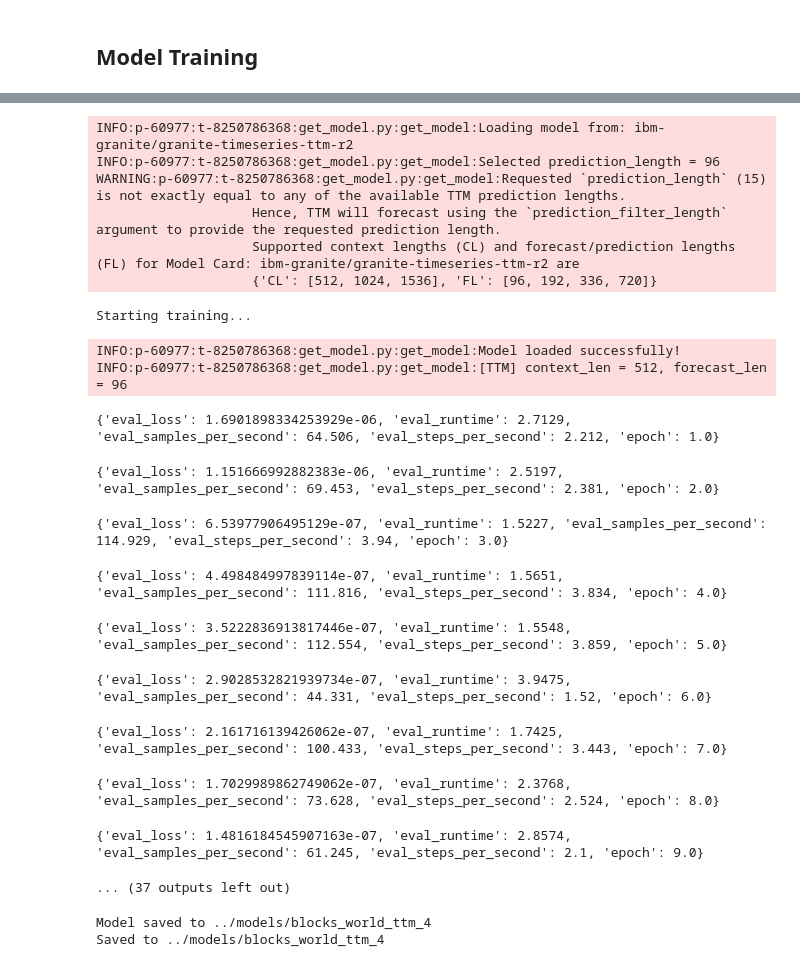
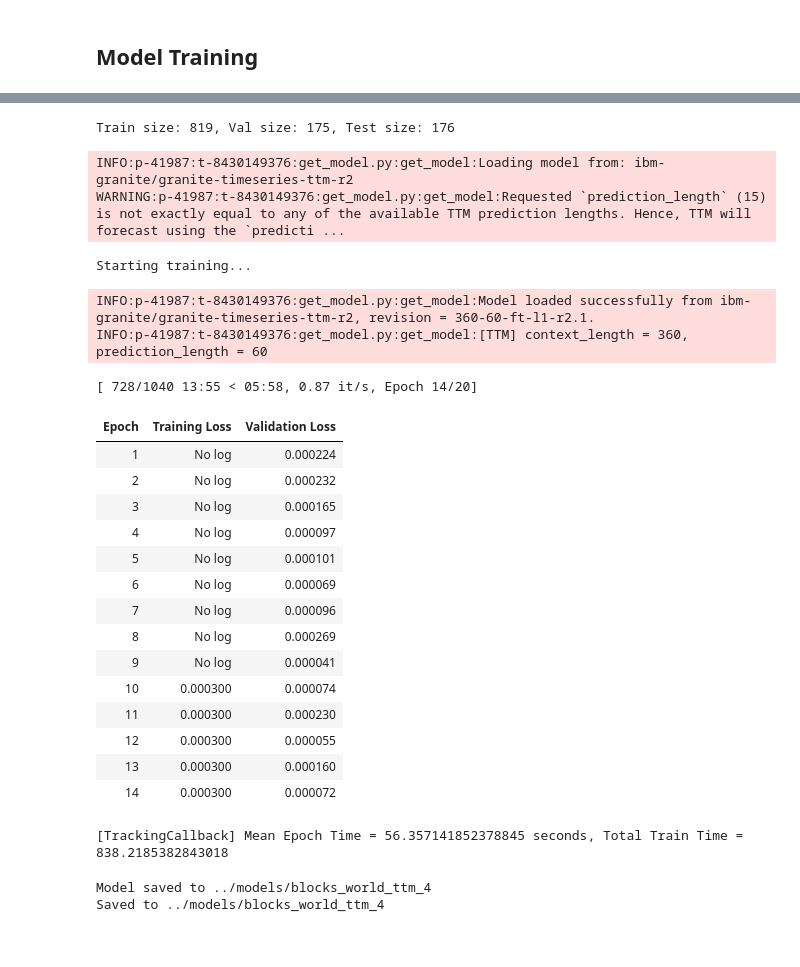
Before and after one commit to g-nitin/PaTS, a Jupyter notebook: blocksworld/scripts/ttm.ipynb, the cells around one changed output, grey strips where cells are left out. Cells and saved outputs as stored; diff of their text form; code cells hidden in the pictures.

```diff
--- a/blocksworld/scripts/ttm.ipynb
+++ b/blocksworld/scripts/ttm.ipynb
@@ -53,7 +56,7 @@ For storing individual planning examples
 # %%
 @dataclass
 class ModelConfig:
-    context_length: int = 512
+    context_length: int = CONTEXT_LENGTH
     prediction_length: int = 96
     learning_rate: float = 1e-4
     batch_size: int = 32
@@ -190,7 +181,7 @@ To handle training and prediction.
 class BlocksWorldTTM:
     def __init__(
         self,
-        context_length: int = 512,
+        context_length: int = CONTEXT_LENGTH,
         prediction_length: int = 96,
         learning_rate: float = 1e-4,
         batch_size: int = 32,
@@ -231,13 +222,14 @@ class BlocksWorldTTM:
             num_train_epochs=self.config.num_epochs,
             per_device_train_batch_size=self.config.batch_size,
             per_device_eval_batch_size=self.config.batch_size,
-            evaluation_strategy="epoch" if val_dataset else "no",
+            eval_strategy="epoch" if val_dataset else "no",
             save_strategy="epoch",
             load_best_model_at_end=True if val_dataset else False,
             metric_for_best_model="eval_loss",
             greater_is_better=False,
             seed=SEED,
             report_to="none",
+            dataloader_pin_memory=False,
         )
 
         # Callbacks
@@ -268,9 +260,7 @@ class BlocksWorldTTM:
         # Train
         self.trainer.train()
 
-    def predict(
-        self, initial_states: torch.Tensor, goal_states: torch.Tensor
-    ) -> torch.Tensor:
+    def predict(self, initial_states: torch.Tensor, goal_states: torch.Tensor) -> torch.Tensor:
         """Generate action sequences to reach goals from given states"""
         if self.model is None:
             raise RuntimeError("Model needs to be trained or loaded before prediction")
@@ -280,9 +270,7 @@ class BlocksWorldTTM:
             batch_size = initial_states.shape[0]
 
             # Create context sequence by repeating initial states
-            context_sequence = initial_states.unsqueeze(1).repeat(
-                1, self.config.context_length, 1
-            )
+            context_sequence = initial_states.unsqueeze(1).repeat(1, self.config.context_length, 1)
 
             # Prepare inputs
             inputs = {
@@ -345,9 +333,7 @@ class BlocksWorldTTM:
         ).to(instance.device)
 
         model_path = os.path.join(path, "model.pt")
-        instance.model.load_state_dict(
-            torch.load(model_path, map_location=instance.device)
-        )
+        instance.model.load_state_dict(torch.load(model_path, map_location=instance.device))
         instance.model.eval()
 
         print(f"Model loaded from {path}")
@@ -703,35 +663,50 @@ Recommended prediction length: 15
+# %%
+train_dataset, val_dataset, test_dataset = prepare_datasets(
+    dataset_file,
+    context_length=CONTEXT_LENGTH,
+    prediction_length=stats["recommended_prediction_length"],
+)
+
+print(
+    f"Train size: {len(train_dataset)}, Val size: {len(val_dataset)}, Test size: {len(test_dataset)}"
+)
+# %% [output]
+Train size: 819, Val size: 175, Test size: 176
 # %%
 # Initialize and train model
 ttm = BlocksWorldTTM(
-    context_length=512,
-    prediction_length=prediction_length,
+    context_length=CONTEXT_LENGTH,
+    prediction_length=stats["recommended_prediction_length"],
     learning_rate=1e-4,
-    batch_size=32,
-    num_epochs=50,
+    batch_size=16,
+    num_epochs=20,
 )
 
 print("Starting training...")
 ttm.train(train_dataset, val_dataset)
 # %% [output]
-INFO:p-60977:t-8250786368:get_model.py:get_model:Loading model from: ibm-granite/granite-timeseries-ttm-r2
-INFO:p-60977:t-8250786368:get_model.py:get_model:Selected prediction_length = 96
-WARNING:p-60977:t-8250786368:get_model.py:get_model:Requested `prediction_length` (15) is not exactly equal to any of the available TTM prediction lengths.
-                    Hence, TTM will forecast using the `prediction_filter_length` argument to provide the requested prediction length.
-                    Supported context lengths (CL) and forecast/prediction lengths (FL) for Model Card: ibm-granite/granite-timeseries-ttm-r2 are
-                    {'CL': [512, 1024, 1536], 'FL': [96, 192, 336, 720]}
+INFO:p-41987:t-8430149376:get_model.py:get_model:Loading model from: ibm-granite/granite-timeseries-ttm-r2
+WARNING:p-41987:t-8430149376:get_model.py:get_model:Requested `prediction_length` (15) is not exactly equal to any of the available TTM prediction lengths. Hence, TTM will forecast using the `predicti ...
 Starting training...
-INFO:p-60977:t-8250786368:get_model.py:get_model:Model loaded successfully!
-INFO:p-60977:t-8250786368:get_model.py:get_model:[TTM] context_len = 512, forecast_len = 96
+INFO:p-41987:t-8430149376:get_model.py:get_model:Model loaded successfully from ibm-granite/granite-timeseries-ttm-r2, revision = 360-60-ft-l1-r2.1.
+INFO:p-41987:t-8430149376:get_model.py:get_model:[TTM] context_length = 360, prediction_length = 60
-{'eval_loss': 1.6901898334253929e-06, 'eval_runtime': 2.7129, 'eval_samples_per_second': 64.506, 'eval_steps_per_second': 2.212, 'epoch': 1.0}
+[ 728/1040 13:55 < 05:58, 0.87 it/s, Epoch 14/20]
+| Epoch | Training Loss | Validation Loss |
+| 1 | No log | 0.000224 |
+| 2 | No log | 0.000232 |
+| 3 | No log | 0.000165 |
+| 4 | No log | 0.000097 |
+| 5 | No log | 0.000101 |
+| 6 | No log | 0.000069 |
+| 7 | No log | 0.000096 |
+| 8 | No log | 0.000269 |
+| 9 | No log | 0.000041 |
+| 10 | 0.000300 | 0.000074 |
+| 11 | 0.000300 | 0.000230 |
+| 12 | 0.000300 | 0.000055 |
+| 13 | 0.000300 | 0.000160 |
+| 14 | 0.000300 | 0.000072 |
-{'eval_loss': 1.151666992882383e-06, 'eval_runtime': 2.5197, 'eval_samples_per_second': 69.453, 'eval_steps_per_second': 2.381, 'epoch': 2.0}
+[TrackingCallback] Mean Epoch Time = 56.357141852378845 seconds, Total Train Time = 838.2185382843018
-{'eval_loss': 6.53977906495129e-07, 'eval_runtime': 1.5227, 'eval_samples_per_second': 114.929, 'eval_steps_per_second': 3.94, 'epoch': 3.0}
-{'eval_loss': 4.498484997839114e-07, 'eval_runtime': 1.5651, 'eval_samples_per_second': 111.816, 'eval_steps_per_second': 3.834, 'epoch': 4.0}
-{'eval_loss': 3.5222836913817446e-07, 'eval_runtime': 1.5548, 'eval_samples_per_second': 112.554, 'eval_steps_per_second': 3.859, 'epoch': 5.0}
-{'eval_loss': 2.9028532821939734e-07, 'eval_runtime': 3.9475, 'eval_samples_per_second': 44.331, 'eval_steps_per_second': 1.52, 'epoch': 6.0}
-{'eval_loss': 2.161716139426062e-07, 'eval_runtime': 1.7425, 'eval_samples_per_second': 100.433, 'eval_steps_per_second': 3.443, 'epoch': 7.0}
-{'eval_loss': 1.7029989862749062e-07, 'eval_runtime': 2.3768, 'eval_samples_per_second': 73.628, 'eval_steps_per_second': 2.524, 'epoch': 8.0}
-{'eval_loss': 1.4816184545907163e-07, 'eval_runtime': 2.8574, 'eval_samples_per_second': 61.245, 'eval_steps_per_second': 2.1, 'epoch': 9.0}
-... (37 outputs left out)
 # %%
 # Save & Load Model
 save_path = f"../models/blocks_world_ttm_{num_blocks}"
```
Also changed, not shown: parts of 11 cells of this notebook, 7 other files.
